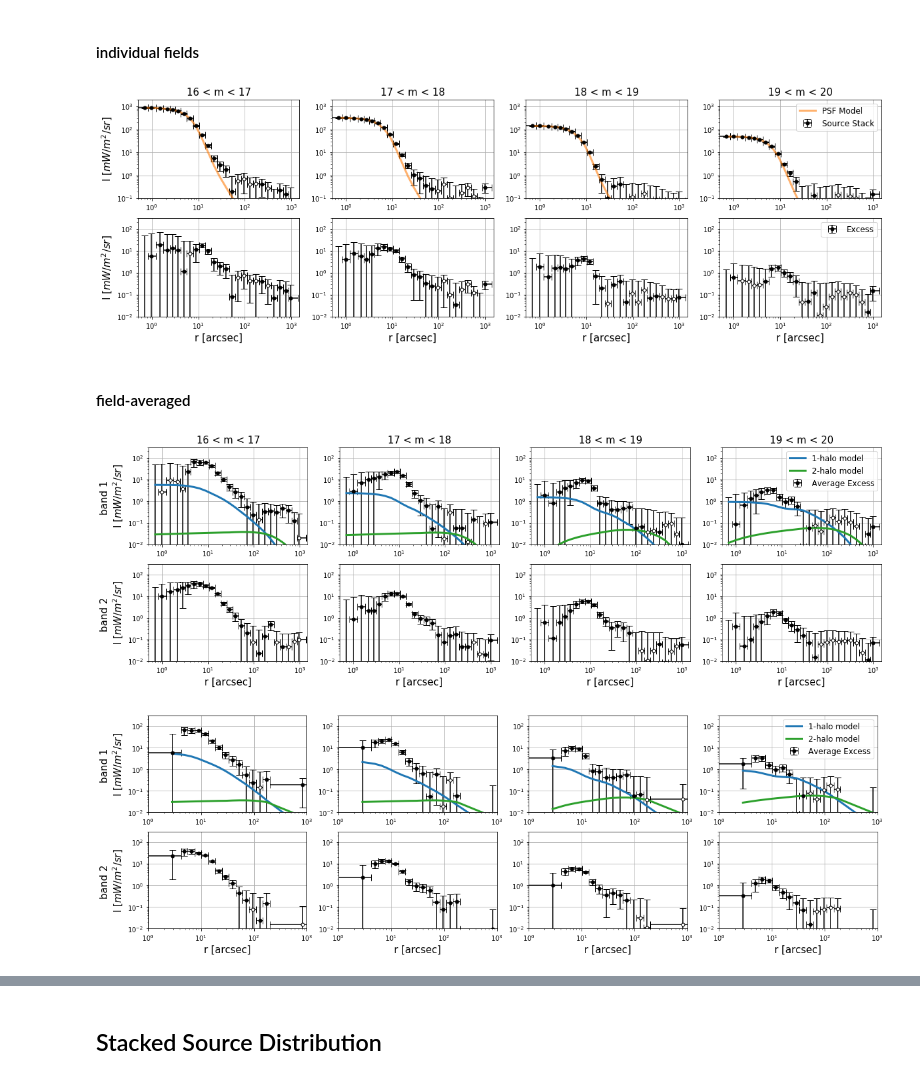
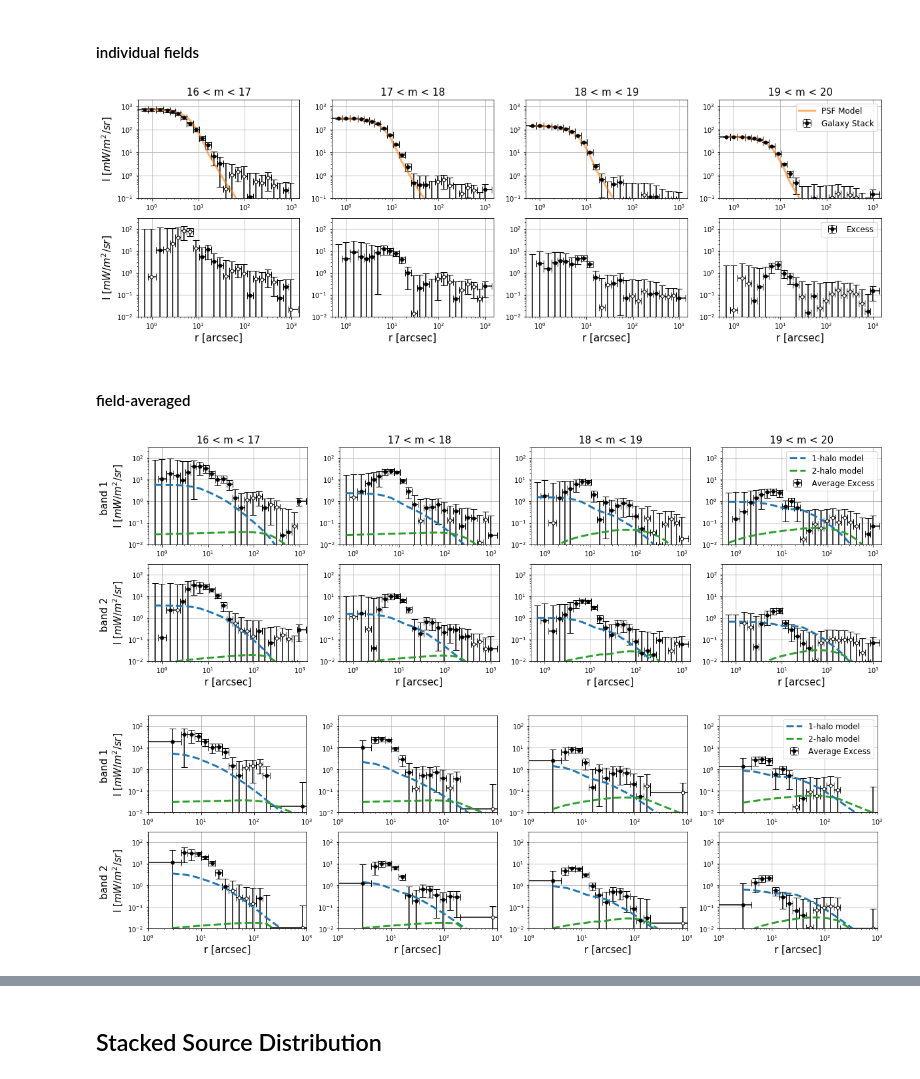
Before and after one commit to yuntingcheng/python_ciber, a Jupyter notebook: stack_modelfit/paperfigs.ipynb, the cells around one changed output, grey strips where cells are left out. Drawn from its saved outputs; the diff is of its cells as text; code cells hidden in the pictures.

```diff
--- a/stack_modelfit/paperfigs.ipynb
+++ b/stack_modelfit/paperfigs.ipynb
@@ -75,14 +7,13 @@ from reduction import *
 from utils import *
 
 data_maps = {1: image_reduction(1), 2: image_reduction(2)}
-
-filt_order = {1:3, 2:5}
 # %%
 pixticks = np.linspace(0,1023,7)
 pixtick_labels = ['-60', '-40', '-20', '0', '20', '40', '60']
 
 for ifield in [4,5,6,7,8]:
     for inst in [1,2]:
+        filt_order = filt_order_dict[inst]
         apf2eps = cal_factor_dict['apf2eps'][inst]
         apf2nWpm2psr = cal_factor_dict['apf2nWpm2psr'][inst][ifield]
         rawmap, DCmap, mask_inst, mapin, cbmap, strmask, FF\
@@ -154,7 +85,7 @@ for ifield in [4,5,6,7,8]:
         axi.set_ylabel(r"$\Delta y$ (arcmin)", fontsize=15)
 
         axi = ax[1][3]
-        filtmap = image_poly_filter(cbmap, strmask*mask_inst, degree=filt_order[inst])
+        filtmap = image_poly_filter(cbmap, strmask*mask_inst, degree=filt_order)
         p = imageclip(filtmap*mask_inst*strmask, ax=axi,
                       vmin=p['vmin'], vmax=p['vmax'],return_objects=True)
         p['cbar'].ax.set_ylabel('$nW/m^2/sr$', rotation=90, fontsize=15)
@@ -307,15 +243,15 @@ for ifield in [4,5,6,7,8]:
     for inst in [1,2]:
         plt.close()
         fig, ax = plt.subplots(2, 4, figsize = (20,6))
+        filt_order = filt_order_dict[inst]
         for im,(m_min,m_max) in enumerate(zip(magbindict['m_min'],magbindict['m_max'])):
-#             stackdat = stacking(inst, ifield, m_min, m_max, load_from_file=True, BGsub=False).stackdat
-            stackdat = stacking(inst, ifield, m_min, m_max, filt_order=filt_order[inst],
+            stackdat = stacking(inst, ifield, m_min, m_max, filt_order=filt_order,
                                 load_from_file=True, BGsub=False).stackdat
 
             plot_err_log(stackdat['rbins'],
                          stackdat['profcb'],
                          np.sqrt(np.diag(stackdat['cov']['profcb'])),
-                         ax=ax[0][im], color='k',label='Source Stack')
+                         ax=ax[0][im], color='k',label='Galaxy Stack')
             ax[0][im].loglog(stackdat['rbins'],stackdat['PSF']['profcb'],
                           'C1', alpha=0.6, lw=3, label='PSF Model')
 #             plot_err_log(stackdat['rbins']*1.01,
@@ -342,9 +278,9 @@ for ifield in [4,5,6,7,8]:
         ax[1][-1].legend(fontsize=12)
 
         plt.savefig('plots/paperfig/profile_TM%d_%s.pdf'%(inst, fieldnamedict[ifield]),
-                    dpi = 200, bbox_inches='tight')
+                    dpi = 150, bbox_inches='tight')
 # %% [output]
-[figure, old version]
+[figure, new version]
 # %% [markdown]
 #### field-averaged
 # %%
@@ -352,16 +288,16 @@ from stack import *
 from micecat import *
 from micecat_auto import *
 
-
 fig1, ax1 = plt.subplots(2, 4, figsize = (20,6))
 fig2, ax2 = plt.subplots(2, 4, figsize = (20,6))
 
 for inst in [1,2]:
+    filt_order = filt_order_dict[inst]
     for im,(m_min,m_max) in enumerate(zip(magbindict['m_min'],magbindict['m_max'])):
         profd_arr, profd_err = 0, 0
         profdsub_arr, profdsub_err = 0, 0
         for ifield in [4,5,6,7,8]:
-            stackdat = stacking(inst, ifield, m_min, m_max, filt_order=filt_order[inst],
+            stackdat = stacking(inst, ifield, m_min, m_max, filt_order=filt_order,
                                 load_from_file=True, BGsub=False).stackdat
 
             profd_arri = stackdat['ex']['profcb']
@@ -382,47 +318,47 @@ for inst in [1,2]:
                  profd_arr,profd_err,
                  ax=ax1[inst-1][im], color='k',label='Average Excess')
         plot_err_log(stackdat['rsubbins'],
                  profdsub_arr,profdsub_err,
                  xedges = stackdat['rsubbinedges'],
                  ax=ax2[inst-1][im], color='k',label='Average Excess')
 
-        if inst==1:
-            _, mc_1h, _, _ = get_micecat_sim_1h(inst, im, Mhcut=1e14,
-                                                R200cut=0, zcut=0.15, sub=False)
-            _, mc_2h,  = micecat_profile_fit(inst, im, filt_order=filt_order[inst],
-                                             sub=False, return_full=False)
+#         if inst==1: ###
+        _, mc_1h, _, _ = get_micecat_sim_1h(inst, im, Mhcut=1e14,
+                                            R200cut=0, zcut=0.15, sub=False)
+        _, mc_2h,  = micecat_profile_fit(inst, im, filt_order=filt_order,
+                                         sub=False, return_full=False)
 
-            ax1[inst-1][im].plot(stackdat['rbins'], mc_1h, c='C0', lw=3, label='1-halo model')
-            ax1[inst-1][im].plot(stackdat['rbins'], mc_2h, c='C2', lw=3, label='2-halo model')
+        ax1[inst-1][im].plot(stackdat['rbins'], mc_1h, 'C0--', lw=3, label='1-halo model')
+        ax1[inst-1][im].plot(stackdat['rbins'], mc_2h, 'C2--', lw=3, label='2-halo model')
 
-            _, mc_1h, _, _ = get_micecat_sim_1h(inst, im, Mhcut=1e14,
-                                                R200cut=0, zcut=0.15, sub=True)
-            _, mc_2h,  = micecat_profile_fit(inst, im, filt_order=filt_order[inst],
-                                             sub=True, return_full=False)
+        _, mc_1h, _, _ = get_micecat_sim_1h(inst, im, Mhcut=1e14,
+                                            R200cut=0, zcut=0.15, sub=True)
+        _, mc_2h,  = micecat_profile_fit(inst, im, filt_order=filt_order,
+                                         sub=True, return_full=False)
 
-            ax2[inst-1][im].plot(stackdat['rsubbins'], mc_1h, c='C0', lw=3, label='1-halo model')
-            ax2[inst-1][im].plot(stackdat['rsubbins'], mc_2h, c='C2', lw=3, label='2-halo model')
+        ax2[inst-1][im].plot(stackdat['rsubbins'], mc_1h, 'C0--', lw=3, label='1-halo model')
+        ax2[inst-1][im].plot(stackdat['rsubbins'], mc_2h, 'C2--', lw=3, label='2-halo model')
 
         ax1[inst-1][im].set_ylim([1e-2,3e2])
         ax1[inst-1][im].set_xlim([5e-1,1.5e3])
         ax1[0][im].set_title('%d < m < %d'%(m_min, m_max), fontsize=15)
         ax1[inst-1][im].grid()
         ax1[1][im].set_xlabel('r [arcsec]', fontsize=15)
 
         ax2[inst-1][im].set_ylim([1e-2,3e2])
         ax2[inst-1][im].set_xlim([1e0,1e3])
         ax2[inst-1][im].grid()
         ax2[1][im].set_xlabel('r [arcsec]', fontsize=15)
 
     ax1[0][0].set_ylabel('band 1 \nI [$mW/m^2/sr$]', fontsize=15)
     ax2[0][0].set_ylabel('band 1 \nI [$mW/m^2/sr$]', fontsize=15)
     ax1[1][0].set_ylabel('band 2 \nI [$mW/m^2/sr$]', fontsize=15)
     ax2[1][0].set_ylabel('band 2 \nI [$mW/m^2/sr$]', fontsize=15)
     ax1[0][-1].legend(fontsize=12)
     ax2[0][-1].legend(fontsize=12)
 
-fig1.savefig('plots/paperfig/profile_avg.png'%(inst),
-            dpi = 200, bbox_inches='tight')
+    fig1.savefig('plots/paperfig/profile_avg.pdf',
+                dpi = 150, bbox_inches='tight')
 # %% [output]
-[figure, old version]
+[figure, new version]
-[figure, old version]
+[figure, new version]
```
Also changed, not shown: parts of 9 cells of this notebook, 17 other files.
